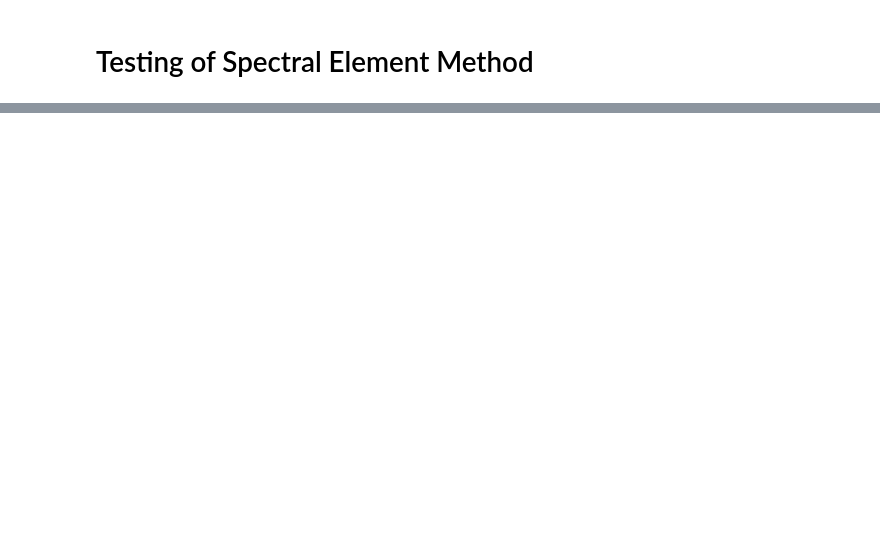
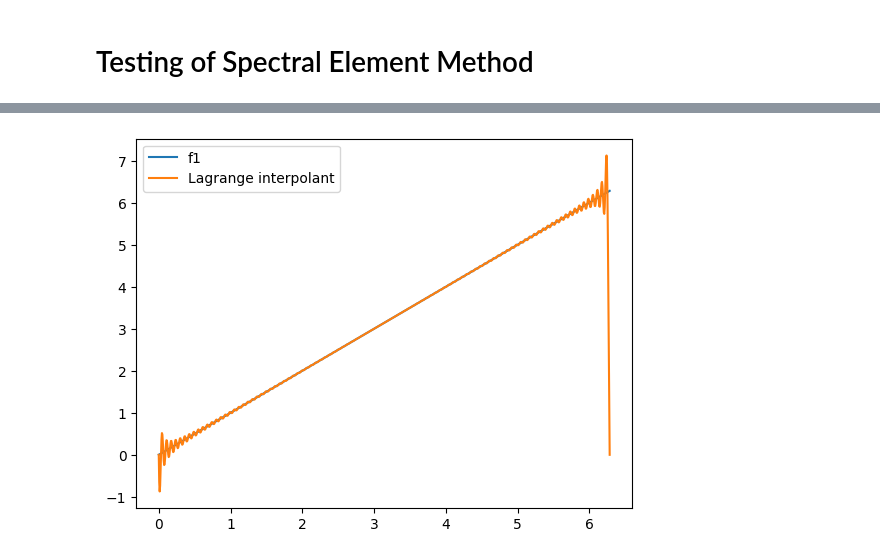
Before and after one commit to timfelle/SpectralElements, a Jupyter notebook: main.ipynb, the cells around one changed output, grey strips where cells are left out. Drawn from its saved outputs; the diff is of its cells as text; code cells hidden in the pictures; blank space fills up the shorter version.

```diff
--- a/main.ipynb
+++ b/main.ipynb
@@ -163,0 +124,65 @@ plt.legend(['f1', 'Fourier interpolant', 'Lagrange interpolant']);
+# %%
+def FourierInterpolantFromNodes(x, nodes, func_evaluation):
+    """Interpolant of a function from its nodes.
+
+    Args:
+        x (list): List of points where the interpolant is evaluated.
+        nodes (list): List of nodes.
+        func_evaluation (list): List of values of the function to be evaluated.
+
+    Returns:
+        list: List of values of the interpolant.
+    """
+
+    # Initialize the list of values
+    values = []
+
+    # Number of nodes
+    n = len(nodes)
+
+    # Loop over the points
+    for x_i in x:
+
+        # Test if the point is a node
+        is_node = False
+        for j in range(n):
+            x_j = nodes[j]
+            if abs(x_i - x_j) < 1e-12:
+                values.append(func_evaluation[j])
+                is_node = True
+        if is_node:
+            continue
+
+        # Initialize the sum
+        sum = 0
+
+        # Loop over the nodes
+        for j in range(n):
+            x_j = nodes[j]
+
+            t = .5 * (x_i - x_j)
+
+            # Sum the terms
+            sum = sum + func_evaluation[j] * sin(n * t) / tan(t) / n
+
+        # Append the value
+        values.append(sum)
+
+    return values
+
+# Compare the interpolant with the original function
+N = 200
+nodes = []
+for j in range(N):
+    nodes.append(2 * pi * j / N)
+
+coef = DiscreteFourierCoefficients(f1(nodes))
+
+pts = np.linspace(0, 2*pi, 1000)
+
+plt.plot(pts, f1(pts))
+plt.plot(pts, FourierInterpolantFromNodes(pts, nodes, f1(nodes)))
+
+plt.legend(['f1', 'Lagrange interpolant']);
+# %% [output]
+[figure, added]
```
Also changed, not shown: parts of 3 cells of this notebook.
